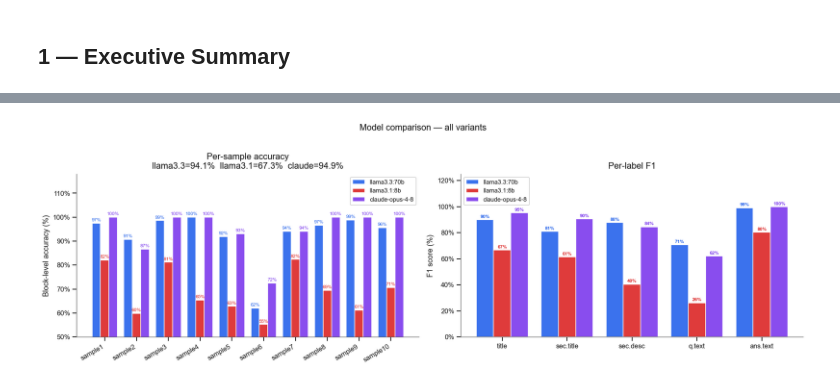
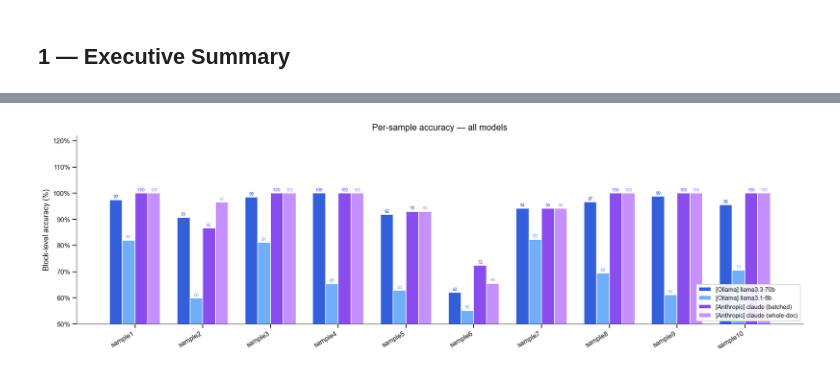
Before and after one commit to fairdataihub/dmpbridge, a Jupyter notebook: notebooks/03_comparison_dashboard.ipynb, the cells around one changed output, grey strips where cells are left out. Cells and saved outputs as stored; diff of their text form; code cells hidden in the pictures.

```diff
--- a/notebooks/03_comparison_dashboard.ipynb
+++ b/notebooks/03_comparison_dashboard.ipynb
@@ -130,59 +148,32 @@ claude-opus-4-8            94.9%       62.0%         84.4%         99.9%
 # %%
-active = {m: variants[m] for m in TAGS if not variants[m][0].empty}
-model_names = list(active.keys())
-n_models = len(model_names)
-w = 0.8 / n_models
+active  = {n: variants[n] for n in MODELS if not variants[n][0].empty}
+n_mods  = len(active)
+w       = 0.75 / n_mods
+x_lbls  = sorted(next(iter(active.values()))[0]["sample"].tolist(), key=_snum)
+x       = range(len(x_lbls))
 
-x_labels = sorted(active[model_names[0]][0]["sample"].tolist(), key=_snum)
-x = range(len(x_labels))
+fig, ax = plt.subplots(figsize=(16, 5))
 
-fig, axes = plt.subplots(1, 2, figsize=(16, 5))
+for i, (name, (df, _)) in enumerate(active.items()):
+    tag, color, grp = MODELS[name]
+    dfs    = df.set_index("sample").reindex(x_lbls).reset_index()
+    offset = (i - n_mods/2 + 0.5) * w
+    bars   = ax.bar([xi + offset for xi in x], dfs["accuracy"] * 100,
+                    width=w, label=f"[{grp}] {name}",
+                    color=color, edgecolor="white", alpha=0.9)
+    for bar in bars:
+        h = bar.get_height()
+        if h > 0:
+            ax.text(bar.get_x() + bar.get_width()/2, h + 0.4,
+                    f"{h:.0f}", ha="center", va="bottom", fontsize=6.5, color=color)
 
-# ── Left: per-sample accuracy ─────────────────────────────────────────────────
-ax = axes[0]
-for i, model in enumerate(model_names):
-    df, _ = active[model]
-    dfs = df.set_index("sample").loc[x_labels].reset_index()
-    offset = (i - n_models/2 + 0.5) * w
-    bars = ax.bar([xi + offset for xi in x], dfs["accuracy"]*100,
-                  width=w, label=model, color=MODEL_COLORS[model], edgecolor="white", alpha=0.9)
-    for bar in bars:
-        if bar.get_height() > 0:
-            ax.text(bar.get_x()+bar.get_width()/2, bar.get_height()+0.5,
-                    f"{bar.get_height():.0f}%", ha="center", va="bottom",
-                    fontsize=7, color=MODEL_COLORS[model])
-
-overall_str = "  ".join(
-    f"{m.split(':')[0] if ':' in m else m.split('-')[0]}={active[m][0]['correct'].sum()/active[m][0]['total'].sum()*100:.1f}%"
-    for m in model_names
-)
-ax.set_xticks(list(x)); ax.set_xticklabels(x_labels, rotation=30, ha="right")
-ax.set_ylim(50, 118); ax.set_ylabel("Block-level accuracy (%)")
-ax.set_title(f"Per-sample accuracy\n{overall_str}", pad=8)
-ax.yaxis.set_major_formatter(mticker.FuncFormatter(lambda v,_: f"{v:.0f}%"))
-ax.legend(framealpha=0.9, fontsize=9); sns.despine(ax=ax)
-
-# ── Right: per-label F1 ───────────────────────────────────────────────────────
-ax = axes[1]
-x2 = range(len(LABELS))
-for i, model in enumerate(model_names):
-    _, conf = active[model]
-    f1_vals = [_f1(conf, l)*100 for l in LABELS]
-    offset  = (i - n_models/2 + 0.5) * w
-    bars = ax.bar([xi + offset for xi in x2], f1_vals,
-                  width=w, label=model, color=MODEL_COLORS[model], edgecolor="white", alpha=0.9)
-    for bar, v in zip(bars, f1_vals):
-        if v > 0:
-            ax.text(bar.get_x()+bar.get_width()/2, bar.get_height()+0.8,
-                    f"{v:.0f}%", ha="center", va="bottom",
-                    fontsize=7, fontweight="bold", color=MODEL_COLORS[model])
-ax.set_xticks(list(x2)); ax.set_xticklabels(SHORT, fontsize=10)
-ax.set_ylim(0, 125); ax.set_ylabel("F1 score (%)")
-ax.set_title("Per-label F1", pad=8)
-ax.yaxis.set_major_formatter(mticker.FuncFormatter(lambda v,_: f"{v:.0f}%"))
-ax.legend(framealpha=0.9, fontsize=9); sns.despine(ax=ax)
-
-plt.suptitle("Model comparison — all variants", fontsize=13, y=1.02)
-plt.tight_layout(); plt.show()
+ax.set_xticks(list(x))
+ax.set_xticklabels(x_lbls, rotation=30, ha="right")
+ax.set_ylim(50, 122)
+ax.set_ylabel("Block-level accuracy (%)")
+ax.set_title("Per-sample accuracy — all models", pad=8)
+ax.yaxis.set_major_formatter(mticker.FuncFormatter(lambda v, _: f"{v:.0f}%"))
+ax.legend(framealpha=0.9, fontsize=9, loc="lower right")
+sns.despine(); plt.tight_layout(); plt.show()
 # %% [output]
-[figure, old version]
+[figure, new version]
```
Also changed, not shown: parts of 15 cells of this notebook, 14 other files.
